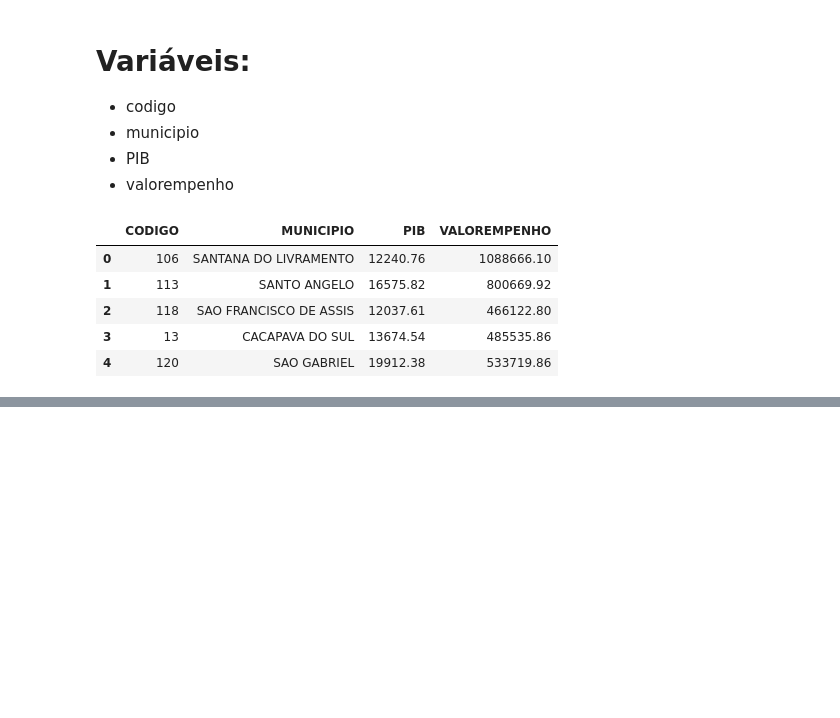
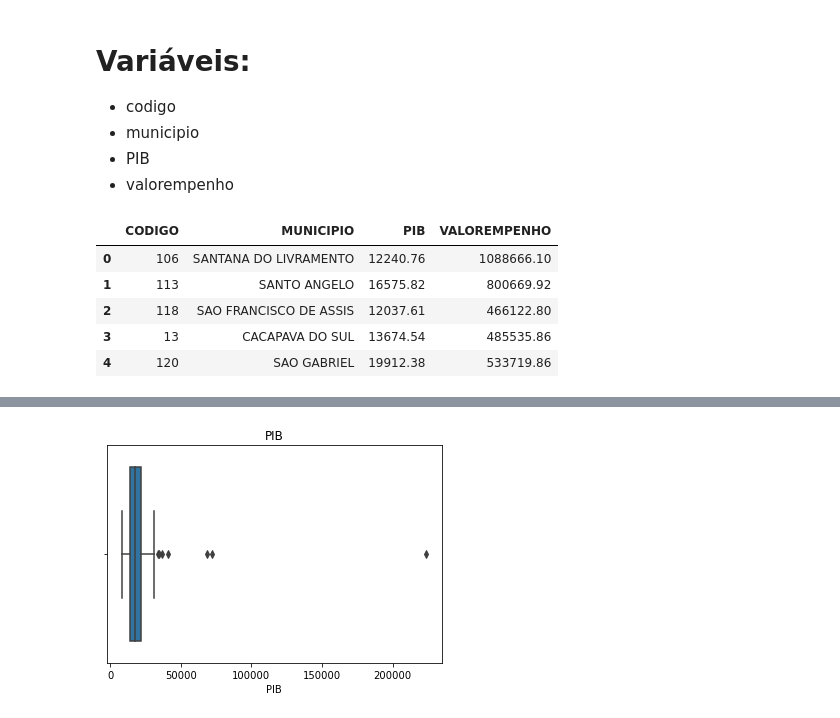
Before and after one commit to emariot/Tratamento_Dados_R_Python, a Jupyter notebook: Python/Exploração_Dados_Municipios.ipynb, the cells around one changed output, grey strips where cells are left out. Cells and saved outputs as stored; diff of their text form; code cells hidden in the pictures; blank space fills up the shorter version.

```diff
--- a/Python/Exploração_Dados_Municipios.ipynb
+++ b/Python/Exploração_Dados_Municipios.ipynb
@@ -21,0 +64,4 @@ data.head()
+# %%
+sns.boxplot(data.PIB).set_title('PIB');
+# %% [output]
+[figure, added]
```
Also changed, not shown: parts of 16 cells of this notebook.
